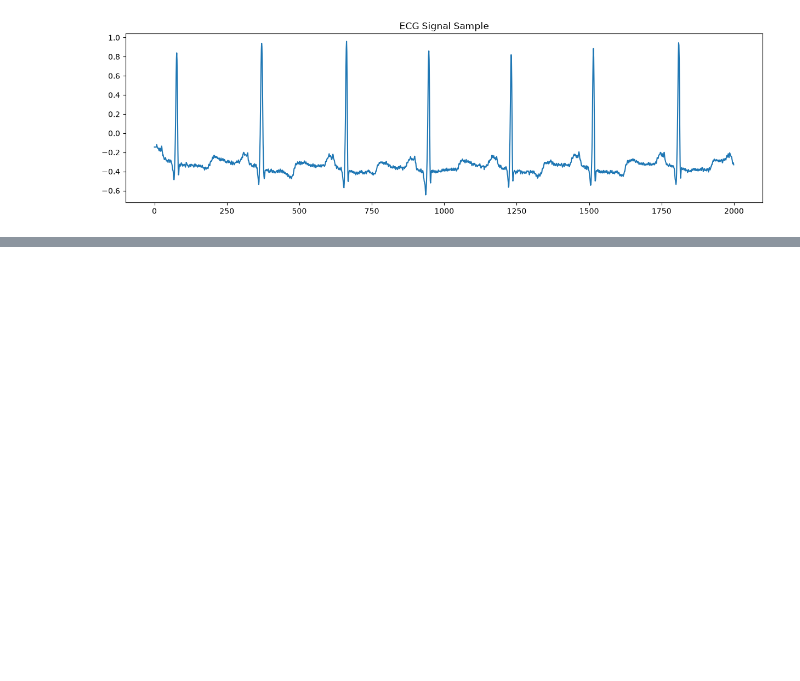
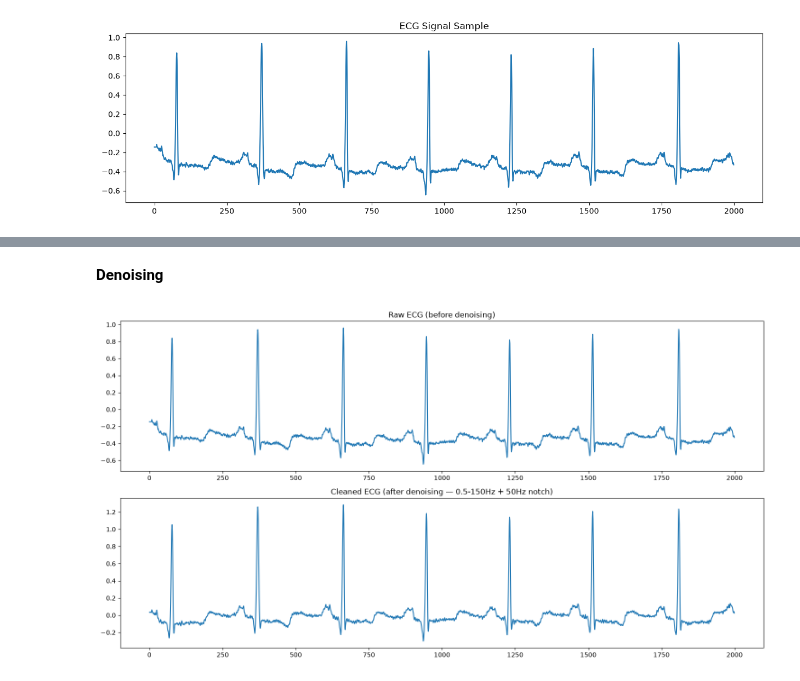
Before and after one commit to Maryam19122005/Cardio_Core, a Jupyter notebook: ai/notebooks/explore.ipynb, the cells around one changed output, grey strips where cells are left out. Saved outputs shown, nothing was run; the diff lists cells and outputs as text; code cells hidden in the pictures; blank space fills up the shorter version.

```diff
--- a/ai/notebooks/explore.ipynb
+++ b/ai/notebooks/explore.ipynb
@@ -20,0 +43,39 @@ plt.show()
+# %% [markdown]
+**Denoising**
+# %%
+from scipy.signal import butter, filtfilt, iirnotch
+
+def denoise_ecg(ecg, fs):
+    """
+    Truth sheet ke exact numbers: 0.5-150 Hz bandpass + 50Hz notch
+    """
+    nyquist = fs / 2
+
+    # Step 1: Bandpass filter (0.5 - 150 Hz)
+    low = 0.5 / nyquist
+    high = min(150 / nyquist, 0.99)   # fs kam hai to 150Hz nyquist se upar na chala jaye
+    b, a = butter(4, [low, high], btype='band')
+    filtered = filtfilt(b, a, ecg)
+
+    # Step 2: 50Hz notch filter (powerline hum hatane ke liye)
+    notch_freq = 50 / nyquist
+    if notch_freq < 1.0:   # sirf tab lagao agar sampling rate ijazat de
+        b_notch, a_notch = iirnotch(50, Q=30, fs=fs)
+        filtered = filtfilt(b_notch, a_notch, filtered)
+
+    return filtered
+# %%
+import matplotlib.pyplot as plt
+
+raw_sample = ecg_signal[:2000]
+cleaned_sample = denoise_ecg(raw_sample, fs)
+
+fig, axes = plt.subplots(2, 1, figsize=(15, 8))
+axes[0].plot(raw_sample)
+axes[0].set_title("Raw ECG (before denoising)")
+axes[1].plot(cleaned_sample)
+axes[1].set_title("Cleaned ECG (after denoising — 0.5-150Hz + 50Hz notch)")
+plt.tight_layout()
+plt.show()
+# %% [output]
+[figure, added]
```
Also changed, not shown: parts of 9 cells of this notebook.
